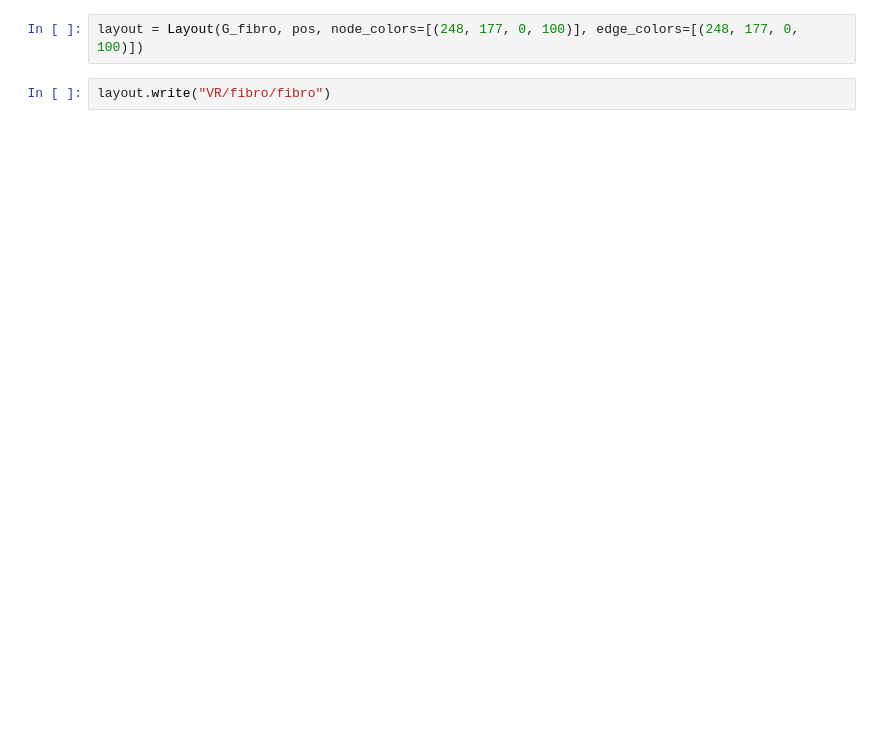
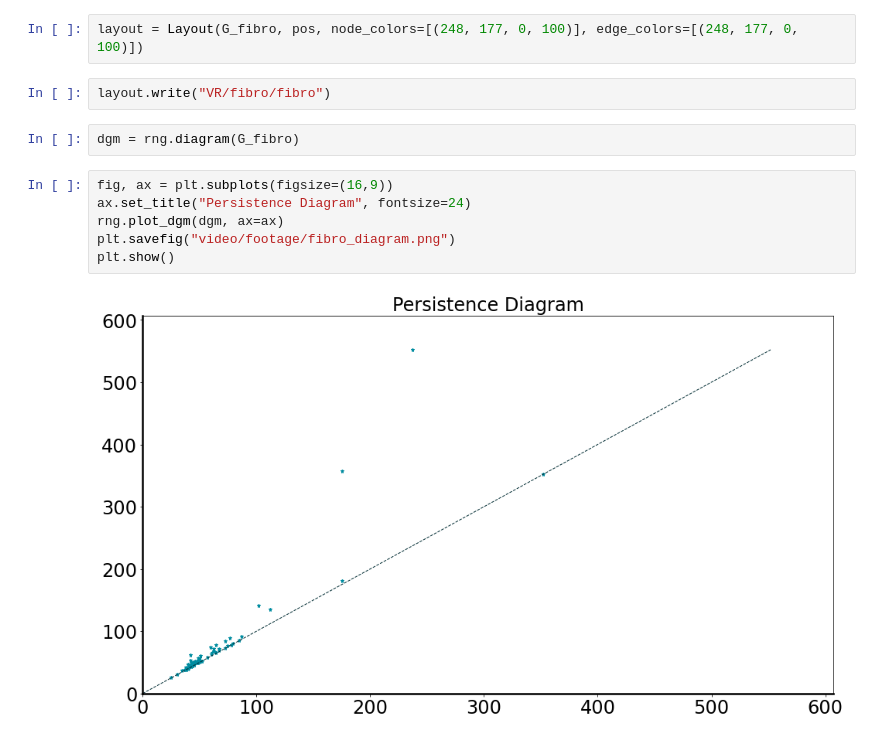
Before and after one commit to maxstollmayer/Complex-Network-Analysis-Project, a Jupyter notebook: VR/fibro/fibro.ipynb, the cells around one changed output. Cells and saved outputs as stored; diff of their text form; blank space fills up the shorter version.

```diff
--- a/VR/fibro/fibro.ipynb
+++ b/VR/fibro/fibro.ipynb
@@ -31,3 +44,13 @@ nx.info(G_fibro)
 layout = Layout(G_fibro, pos, node_colors=[(248, 177, 0, 100)], edge_colors=[(248, 177, 0, 100)])
 # %%
 layout.write("VR/fibro/fibro")
+# %%
+dgm = rng.diagram(G_fibro)
+# %%
+fig, ax = plt.subplots(figsize=(16,9))
+ax.set_title("Persistence Diagram", fontsize=24)
+rng.plot_dgm(dgm, ax=ax)
+plt.savefig("video/footage/fibro_diagram.png")
+plt.show()
+# %% [output]
+[figure, added]
```
Also changed, not shown: parts of 1 cell of this notebook.
